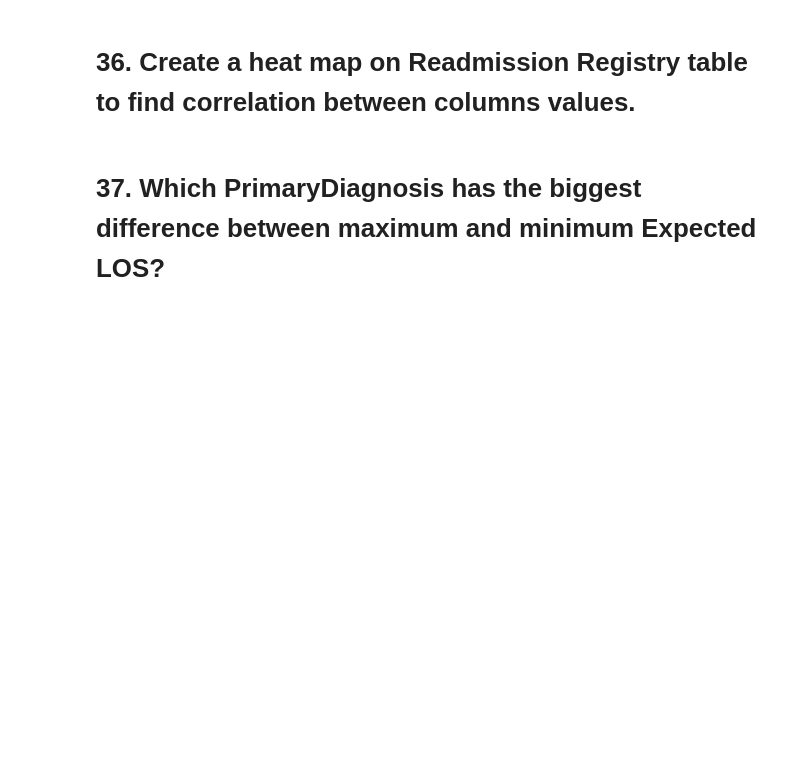
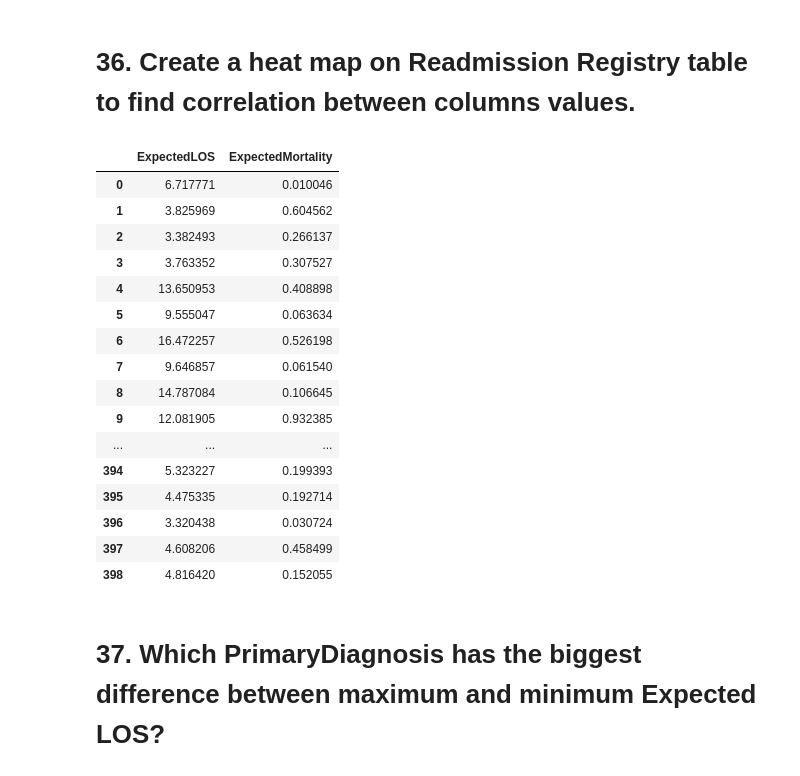
Before and after one commit to Amitha-sridhar/Py-Coders, a Jupyter notebook: Py Hack.ipynb, the cells around one changed output. Drawn from its saved outputs; the diff is of its cells as text; code cells hidden in the pictures; blank space fills up the shorter version.

```diff
--- a/Py Hack.ipynb
+++ b/Py Hack.ipynb
@@ -213,5 +230,25 @@ sns.jointplot(x=df_hosp['Discharges']['ExpectedLOS'], y=df_hosp['Discharges']['E
 [figure]
 # %% [markdown]
 # 36. Create a heat map on Readmission Registry table to find correlation between columns values.
+# %%
+df_hosp['ReAdmissionRegistry'][['ExpectedLOS','ExpectedMortality']].style.background_gradient(cmap ='RdYlBu').set_properties(**{'font-size': '20px'})
+# %% [output]
+|  | ExpectedLOS | ExpectedMortality |
+| 0 | 6.717771 | 0.010046 |
+| 1 | 3.825969 | 0.604562 |
+| 2 | 3.382493 | 0.266137 |
+| 3 | 3.763352 | 0.307527 |
+| 4 | 13.650953 | 0.408898 |
+| 5 | 9.555047 | 0.063634 |
+| 6 | 16.472257 | 0.526198 |
+| 7 | 9.646857 | 0.061540 |
+| 8 | 14.787084 | 0.106645 |
+| 9 | 12.081905 | 0.932385 |
+| ... | ... | ... |
+| 394 | 5.323227 | 0.199393 |
+| 395 | 4.475335 | 0.192714 |
+| 396 | 3.320438 | 0.030724 |
+| 397 | 4.608206 | 0.458499 |
+| 398 | 4.816420 | 0.152055 |
 # %% [markdown]
 # 37. Which PrimaryDiagnosis has the biggest difference between maximum and minimum Expected LOS?
```
Also changed, not shown: parts of 2 cells of this notebook.
